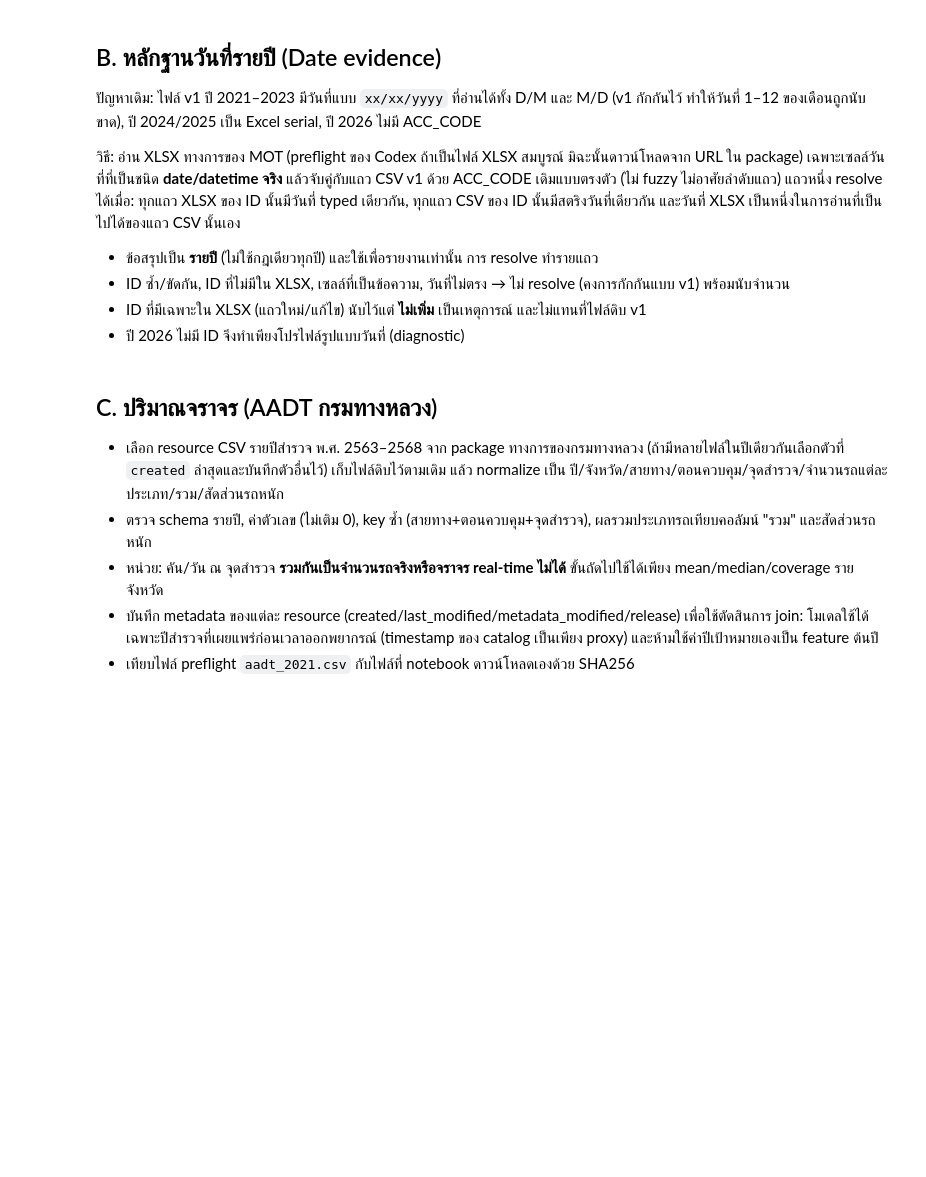
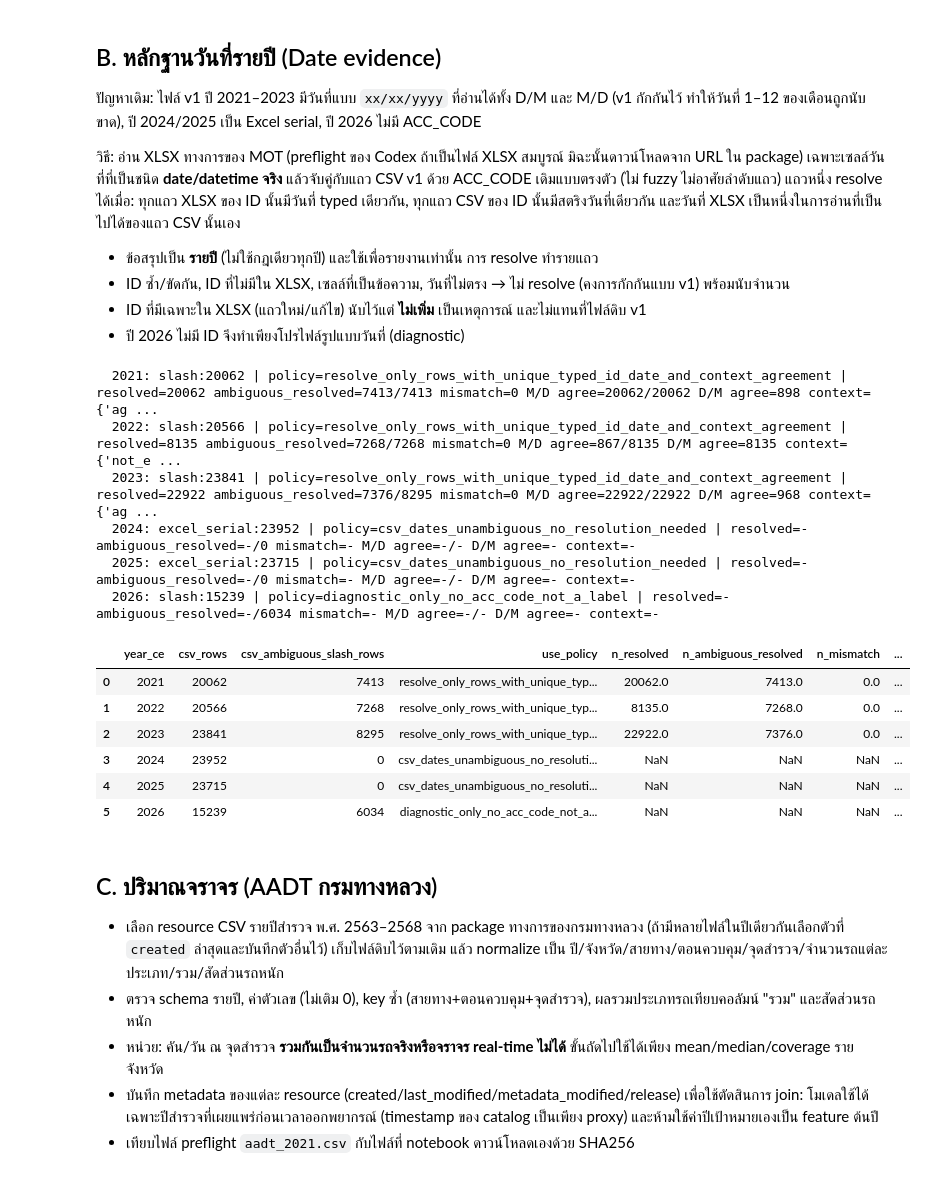
Before and after one commit to Rittiporn12/RoadAware, a Jupyter notebook: backend/notebooks/09_external_collection_date_evidence.ipynb, the cells around one changed output. Saved outputs shown, nothing was run; the diff lists cells and outputs as text; code cells hidden in the pictures; blank space fills up the shorter version.

```diff
--- a/backend/notebooks/09_external_collection_date_evidence.ipynb
+++ b/backend/notebooks/09_external_collection_date_evidence.ipynb
@@ -1016,8 +1727,9 @@ print({k: RUN['sections'][k] for k in ('mot_package', 'doh_package')})
 - ID ที่มีเฉพาะใน XLSX (แถวใหม่/แก้ไข) นับไว้แต่ **ไม่เพิ่ม** เป็นเหตุการณ์ และไม่แทนที่ไฟล์ดิบ v1
 - ปี 2026 ไม่มี ID จึงทำเพียงโปรไฟล์รูปแบบวันที่ (diagnostic)
 # %%
-# B. Date evidence by year: v1 raw CSV readings vs TYPED XLSX date cells, exact original ACC_CODE join only
+# B. Date evidence by year: v1 raw CSV readings vs TYPED XLSX date cells, exact original ACC_CODE join + supporting context
 D = CFG['date_evidence']
+CTX = D['context_fields']
 mot_res = {r['url'].rsplit('/', 1)[-1]: r for r in MOT_PKG['result']['resources'] if r.get('url')}
 DATE_SUMMARY, row_frames = [], []
 for f in V1MAN['files']:
@@ -1059,44 +1771,83 @@ for f in V1MAN['files']:
         else:
             try:
                 x, xmeta = read_xlsx_id_dates(xpath, D['id_header'], D['date_header'], D['max_header_scan_rows'])
+                xc, xcmeta = read_xlsx_context(xpath, D['id_header'], D['date_header'], CTX, D['max_header_scan_rows'])
             except Exception as ex:  # a corrupt/unexpected workbook is a recorded gap, never a guess
-                x, xmeta = None, {'error': f'{type(ex).__name__}: {ex}'}
+                x, xmeta, xcmeta = None, {'error': f'{type(ex).__name__}: {ex}'}, {}
             rec['xlsx_meta'] = xmeta
             if x is None:
                 rec['use_policy'] = 'xlsx_unreadable_v1_quarantine_kept'
                 GAPS.append(f"date evidence: {name} unreadable: {xmeta['error']}")
             else:
                 csv_rows = pd.DataFrame({'source_row': np.arange(2, len(csv) + 2), 'acc_code': csv[D['id_header']], 'date_raw': csv[D['date_header']]})
+                csv_ctx = pd.DataFrame({'source_row': csv_rows['source_row']})
+                for fd in CTX:
+                    csv_ctx[fd['field']] = csv[fd['header']].map(lambda v, k=fd['kind']: norm_context(v, k)) if fd['header'] in csv.columns else None
                 rows, summ = audit_dates_by_id(csv_rows, x, ce)
+                rows, ctx_counts = apply_context_check(rows, csv_ctx, xc, CTX)
+                ok = rows['resolution_status'] == 'resolved'
+                amb = rows['ambiguous_in_v1']
+                summ.update(n_resolved_id_date_only=summ['n_resolved'], n_resolved=int(ok.sum()),
+                            n_ambiguous_resolved=int((amb & ok).sum()), n_ambiguous_unresolved=int((amb & ~ok).sum()),
+                            status_counts=rows['resolution_status'].value_counts().to_dict(),
+                            reading_counts=rows.loc[ok, 'xlsx_reading'].value_counts().to_dict(),
+                            context_counts=ctx_counts, context_meta=xcmeta,
+                            context_missing_csv_headers=[fd['header'] for fd in CTX if fd['header'] not in csv.columns],
+                            **candidate_rule_agreement(csv_rows, x, ce))
+                if xcmeta.get('missing_headers') or summ['context_missing_csv_headers']:
+                    GAPS.append(f"date evidence {ce}: context headers missing (xlsx {xcmeta.get('missing_headers')}, csv "
+                                f"{summ['context_missing_csv_headers']}); affected rows stay context_unverified")
                 rows.insert(0, 'source_year_be', be)
                 rows.insert(0, 'source_year_ce', ce)
                 row_frames.append(rows)
                 rec.update(summ)
-                rec['use_policy'] = 'resolve_only_rows_with_unique_typed_id_date_agreement'
+                rec['use_policy'] = 'resolve_only_rows_with_unique_typed_id_date_and_context_agreement'
     else:
         rec['use_policy'] = ('csv_dates_unambiguous_no_resolution_needed' if rec['csv_ambiguous_slash_rows'] == 0
                              else 'ambiguous_rows_without_xlsx_evidence_kept_quarantined')
     DATE_SUMMARY.append(rec)
     print(f"  {ce}: {rec['csv_format_summary']} | policy={rec['use_policy']} | resolved={rec.get('n_resolved', '-')} "
           f"ambiguous_resolved={rec.get('n_ambiguous_resolved', '-')}/{rec['csv_ambiguous_slash_rows']} mismatch={rec.get('n_mismatch', '-')} "
-          f"conclusion={rec.get('conclusion', '-')}", flush=True)
+          f"M/D agree={rec.get('rule_mdy_agree', '-')}/{rec.get('rule_compared', '-')} D/M agree={rec.get('rule_dmy_agree', '-')} "
+          f"context={rec.get('context_counts', '-')}", flush=True)
 DATE_ROWS = pd.concat(row_frames, ignore_index=True) if row_frames else pd.DataFrame(columns=['source_year_ce', 'resolution_status', 'resolved_date'])
 DATE_ROWS.to_csv(EXT / 'derived' / 'date_resolution_by_id.csv', index=False)
 DERIVED.append('derived/date_resolution_by_id.csv')
+
+# MOT data dictionary: snapshot any dictionary resource listed in the live package; never treated as date-format proof
 dd = CFG['mot']['data_dictionary']
+dd_urls = [(r.get('name'), r['url']) for r in find_dictionary_resources(MOT_PKG, dd['resource_keywords'])][:3]
 if dd.get('url'):
-    de = fetch('mot_data_dictionary', dd['url'], 'raw/mot/data_dictionary' + Path(urlparse(dd['url']).path).suffix, validate=nonempty_validator)
-    dd_status = de.get('last_status') + ('' if de.get('sha256') else f": {de.get('error')}")
-else:
-    dd_status = dd['status']
-GAPS.append(f'MOT data dictionary: {dd_status}; typed XLSX date cells are the primary evidence')
-write_json(REP / 'date_evidence_by_year.json', {'policy': D['policy'], 'data_dictionary_status': dd_status,
+    dd_urls.append(('configured', dd['url']))
+DD_ATTEMPTS = []
+for i, (nm, u) in enumerate(dd_urls):
+    de = fetch(f'mot_data_dictionary_{i}', u, f'raw/mot/data_dictionary_{i}' + (Path(urlparse(u).path).suffix or '.bin'), validate=nonempty_validator)
+    DD_ATTEMPTS.append({'name': nm, 'url': u, 'status': de.get('last_status'), 'sha256': de.get('sha256'), 'error': de.get('error')})
+dd_status = ('; '.join(f"{a['url']}: {a['status']}" + (f" ({a['error'][:120]})" if a['error'] else '') for a in DD_ATTEMPTS)
+             if DD_ATTEMPTS else 'no data-dictionary resource listed in the current MOT package (nothing fetched)')
+GAPS.append(f"MOT data dictionary: {dd_status}. {dd['status_note']}")
+write_json(REP / 'date_evidence_by_year.json', {'policy': D['policy'], 'data_dictionary_status': dd_status, 'data_dictionary_attempts': DD_ATTEMPTS,
                                                  'per_row_file': 'derived/date_resolution_by_id.csv (under the external root; not in git)',
                                                  'per_row_sha256': sha256_file(EXT / 'derived' / 'date_resolution_by_id.csv'), 'years': DATE_SUMMARY})
 write_csv(REP / 'date_evidence_by_year.csv', flatten_records(DATE_SUMMARY))
 RUN['sections']['date_evidence'] = {'data_dictionary_status': dd_status, 'years': [r['year_ce'] for r in DATE_SUMMARY]}
-pd.DataFrame(DATE_SUMMARY)[['year_ce', 'csv_rows', 'csv_ambiguous_slash_rows', 'use_policy'] +
-                           [c for c in ('n_resolved', 'n_ambiguous_resolved', 'n_mismatch', 'conclusion') if c in pd.DataFrame(DATE_SUMMARY)]]
+_ds = pd.DataFrame(DATE_SUMMARY)
+_ds[['year_ce', 'csv_rows', 'csv_ambiguous_slash_rows', 'use_policy'] +
+    [c for c in ('n_resolved', 'n_ambiguous_resolved', 'n_mismatch', 'rule_mdy_agree', 'rule_dmy_agree', 'rule_compared') if c in _ds]]
+# %% [output]
+  2021: slash:20062 | policy=resolve_only_rows_with_unique_typed_id_date_and_context_agreement | resolved=20062 ambiguous_resolved=7413/7413 mismatch=0 M/D agree=20062/20062 D/M agree=898 context={'ag ...
+  2022: slash:20566 | policy=resolve_only_rows_with_unique_typed_id_date_and_context_agreement | resolved=8135 ambiguous_resolved=7268/7268 mismatch=0 M/D agree=867/8135 D/M agree=8135 context={'not_e ...
+  2023: slash:23841 | policy=resolve_only_rows_with_unique_typed_id_date_and_context_agreement | resolved=22922 ambiguous_resolved=7376/8295 mismatch=0 M/D agree=22922/22922 D/M agree=968 context={'ag ...
+  2024: excel_serial:23952 | policy=csv_dates_unambiguous_no_resolution_needed | resolved=- ambiguous_resolved=-/0 mismatch=- M/D agree=-/- D/M agree=- context=-
+  2025: excel_serial:23715 | policy=csv_dates_unambiguous_no_resolution_needed | resolved=- ambiguous_resolved=-/0 mismatch=- M/D agree=-/- D/M agree=- context=-
+  2026: slash:15239 | policy=diagnostic_only_no_acc_code_not_a_label | resolved=- ambiguous_resolved=-/6034 mismatch=- M/D agree=-/- D/M agree=- context=-
+|  | year_ce | csv_rows | csv_ambiguous_slash_rows | use_policy | n_resolved | n_ambiguous_resolved | n_mismatch | ... |
+| 0 | 2021 | 20062 | 7413 | resolve_only_rows_with_unique_typ... | 20062.0 | 7413.0 | 0.0 | ... |
+| 1 | 2022 | 20566 | 7268 | resolve_only_rows_with_unique_typ... | 8135.0 | 7268.0 | 0.0 | ... |
+| 2 | 2023 | 23841 | 8295 | resolve_only_rows_with_unique_typ... | 22922.0 | 7376.0 | 0.0 | ... |
+| 3 | 2024 | 23952 | 0 | csv_dates_unambiguous_no_resoluti... | NaN | NaN | NaN | ... |
+| 4 | 2025 | 23715 | 0 | csv_dates_unambiguous_no_resoluti... | NaN | NaN | NaN | ... |
+| 5 | 2026 | 15239 | 6034 | diagnostic_only_no_acc_code_not_a... | NaN | NaN | NaN | ... |
 # %% [markdown]
 ## C. ปริมาณจราจร (AADT กรมทางหลวง)
 
```
Also changed, not shown: parts of 14 cells of this notebook, 28 other files.
